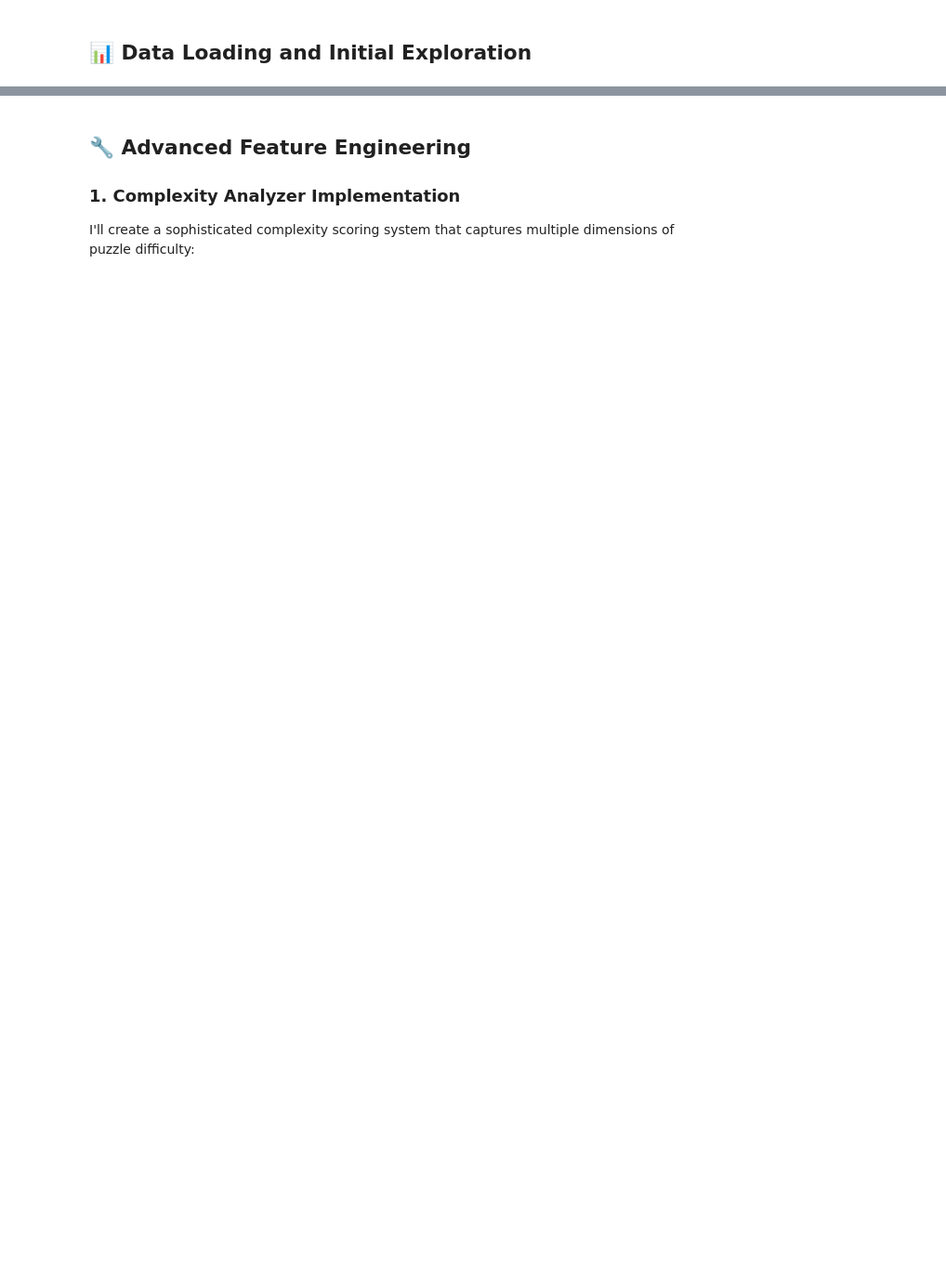
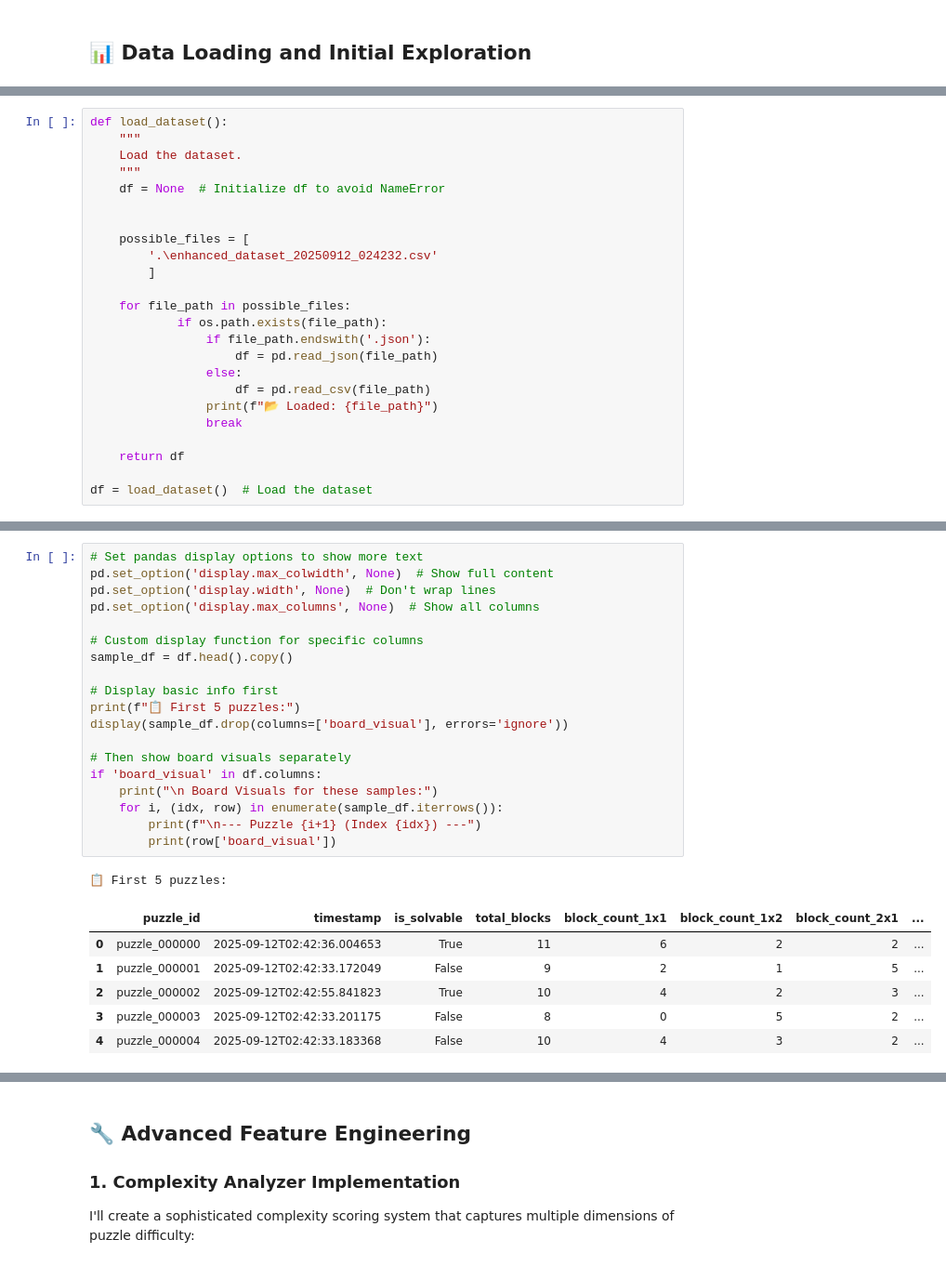
Before and after one commit to kshitij0001/Klotski-Data-Analysis, a Jupyter notebook: backend/Klotski_ML_Analysis_Portfolio.ipynb, the cells around one changed output, grey strips where cells are left out. Shown: that part at 93% size. Drawn from its saved outputs; the diff is of its cells as text; blank space fills up the shorter version.

```diff
--- a/backend/Klotski_ML_Analysis_Portfolio.ipynb
+++ b/backend/Klotski_ML_Analysis_Portfolio.ipynb
@@ -153,0 +121,24 @@ display(df.describe())
+# %%
+def load_dataset():
+    """
+    Load the dataset.
+    """
+    df = None  # Initialize df to avoid NameError
+
+
+    possible_files = [
+        '.\enhanced_dataset_20250912_024232.csv'
+        ]
+
+    for file_path in possible_files:
+            if os.path.exists(file_path):
+                if file_path.endswith('.json'):
+                    df = pd.read_json(file_path)
+                else:
+                    df = pd.read_csv(file_path)
+                print(f"📂 Loaded: {file_path}")
+                break
+
+    return df
+
+df = load_dataset()  # Load the dataset
@@ -153,0 +164,27 @@ display(df.describe())
+# %%
+# Set pandas display options to show more text
+pd.set_option('display.max_colwidth', None)  # Show full content
+pd.set_option('display.width', None)  # Don't wrap lines
+pd.set_option('display.max_columns', None)  # Show all columns
+
+# Custom display function for specific columns
+sample_df = df.head().copy()
+
+# Display basic info first
+print(f"📋 First 5 puzzles:")
+display(sample_df.drop(columns=['board_visual'], errors='ignore'))
+
+# Then show board visuals separately
+if 'board_visual' in df.columns:
+    print("\n Board Visuals for these samples:")
+    for i, (idx, row) in enumerate(sample_df.iterrows()):
+        print(f"\n--- Puzzle {i+1} (Index {idx}) ---")
+        print(row['board_visual'])
+# %% [output]
+📋 First 5 puzzles:
+|  | puzzle_id | timestamp | is_solvable | total_blocks | block_count_1x1 | block_count_1x2 | block_count_2x1 | ... |
+| 0 | puzzle_000000 | 2025-09-12T02:42:36.004653 | True | 11 | 6 | 2 | 2 | ... |
+| 1 | puzzle_000001 | 2025-09-12T02:42:33.172049 | False | 9 | 2 | 1 | 5 | ... |
+| 2 | puzzle_000002 | 2025-09-12T02:42:55.841823 | True | 10 | 4 | 2 | 3 | ... |
+| 3 | puzzle_000003 | 2025-09-12T02:42:33.201175 | False | 8 | 0 | 5 | 2 | ... |
+| 4 | puzzle_000004 | 2025-09-12T02:42:33.183368 | False | 10 | 4 | 3 | 2 | ... |
```
Also changed, not shown: parts of 19 cells of this notebook.
